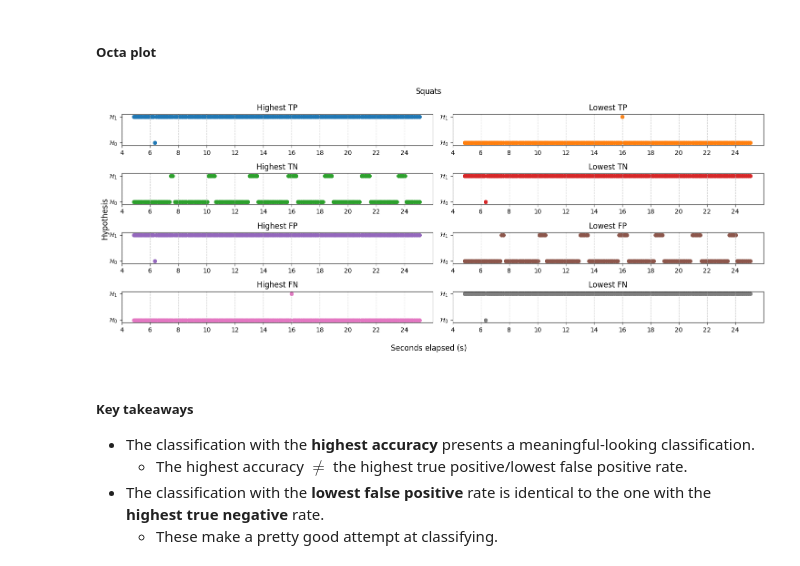
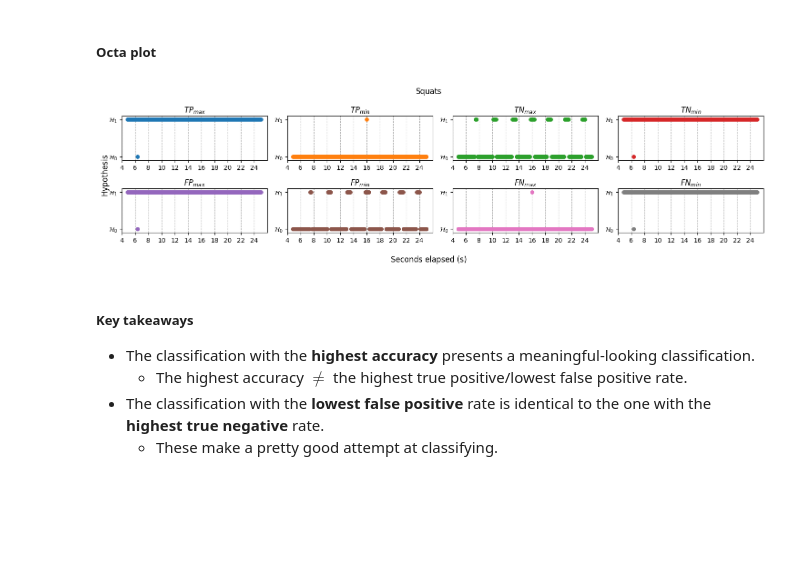
Before and after one commit to sjb296/linear-motion-detection, a Jupyter notebook: main.ipynb, the cells around one changed output. Cells and saved outputs as stored; diff of their text form; code cells hidden in the pictures; blank space fills up the shorter version.

Commit message:
Fixed axes in front of plots

```diff
--- a/main.ipynb
+++ b/main.ipynb
@@ -11,6 +11,8 @@ import scipy.optimize
 from sklearn.metrics import accuracy_score, zero_one_loss
 from IPython.display import display, display_markdown
 from numpy.lib.stride_tricks import sliding_window_view
+
+plt.rc("axes", axisbelow=True)
 # %% [markdown]
 # Experiment
 # %% [markdown]
@@ -700,14 +702,13 @@ def hyps_quad_plot(x, y1, y2, y3, y4, left, right, titles, s=1):
     ax3 = plt.scatter(x, y4, s=s, color="tab:red")
     plt.title(titles[3])
 # %%
-# HYP octa plot containing all 8 extrema
 def hyps_octa_plot(x, y1, y2, y3, y4, y5, y6, y7, y8, left, right, titles, s=1):
-    """Plot four sets of hypotheses."""
-    fig = plt.figure(figsize=(15, 6))
+    """Plot eight sets of hypotheses. in a 2x4 layout."""
+    fig = plt.figure(figsize=(15, 4))
     fig.supylabel("Hypothesis")
     fig.supxlabel("Seconds elapsed (s)")
 
-    plt.subplot(4, 2, 1)
+    plt.subplot(2, 4, 1)
     plt.yticks([0, 1])
     plt.xlim(left, right)
     plt.ylim(-0.1, 1.1)
@@ -717,7 +718,7 @@ def hyps_octa_plot(x, y1, y2, y3, y4, y5, y6, y7, y8, left, right, titles, s=1):
     ax1 = plt.scatter(x, y1, s=s, color="tab:blue")
     plt.title(titles[0])
 
-    plt.subplot(4, 2, 2)
+    plt.subplot(2, 4, 2)
     plt.yticks([0, 1])
     plt.xlim(left, right)
     plt.ylim(-0.1, 1.1)
@@ -727,7 +728,7 @@ def hyps_octa_plot(x, y1, y2, y3, y4, y5, y6, y7, y8, left, right, titles, s=1):
     ax2 = plt.scatter(x, y2, s=s, color="tab:orange")
     plt.title(titles[1])
 
-    plt.subplot(4, 2, 3)
+    plt.subplot(2, 4, 3)
     plt.yticks([0, 1])
     plt.xlim(left, right)
     plt.ylim(-0.1, 1.1)
@@ -737,7 +738,7 @@ def hyps_octa_plot(x, y1, y2, y3, y4, y5, y6, y7, y8, left, right, titles, s=1):
     ax3 = plt.scatter(x, y3, s=s, color="tab:green")
     plt.title(titles[2])
 
-    plt.subplot(4, 2, 4)
+    plt.subplot(2, 4, 4)
     plt.yticks([0, 1])
     plt.xlim(left, right)
     plt.ylim(-0.1, 1.1)
@@ -747,7 +748,7 @@ def hyps_octa_plot(x, y1, y2, y3, y4, y5, y6, y7, y8, left, right, titles, s=1):
     ax3 = plt.scatter(x, y4, s=s, color="tab:red")
     plt.title(titles[3])
 
-    plt.subplot(4, 2, 5)
+    plt.subplot(2, 4, 5)
     plt.yticks([0, 1])
     plt.xlim(left, right)
     plt.ylim(-0.1, 1.1)
@@ -757,7 +758,7 @@ def hyps_octa_plot(x, y1, y2, y3, y4, y5, y6, y7, y8, left, right, titles, s=1):
     ax3 = plt.scatter(x, y5, s=s, color="tab:purple")
     plt.title(titles[4])
 
-    plt.subplot(4, 2, 6)
+    plt.subplot(2, 4, 6)
     plt.yticks([0, 1])
     plt.xlim(left, right)
     plt.ylim(-0.1, 1.1)
@@ -767,7 +768,7 @@ def hyps_octa_plot(x, y1, y2, y3, y4, y5, y6, y7, y8, left, right, titles, s=1):
     ax3 = plt.scatter(x, y6, s=s, color="tab:brown")
     plt.title(titles[5])
 
-    plt.subplot(4, 2, 7)
+    plt.subplot(2, 4, 7)
     plt.yticks([0, 1])
     plt.xlim(left, right)
     plt.ylim(-0.1, 1.1)
@@ -777,7 +778,7 @@ def hyps_octa_plot(x, y1, y2, y3, y4, y5, y6, y7, y8, left, right, titles, s=1):
     ax3 = plt.scatter(x, y7, s=s, color="tab:pink")
     plt.title(titles[6])
 
-    plt.subplot(4, 2, 8)
+    plt.subplot(2, 4, 8)
     plt.yticks([0, 1])
     plt.xlim(left, right)
     plt.ylim(-0.1, 1.1)
@@ -975,24 +976,24 @@ plt.tight_layout()
 # %%
 # Squats octa plot for max and min of all 8 metrics
 hyps_octa_plot(
     squat_df_trim_s["seconds_elapsed"],
     squat_hyp_sets[np.argmax(squat_true_pos_arr)],
     squat_hyp_sets[np.argmin(squat_true_pos_arr)],
     squat_hyp_sets[np.argmax(squat_true_neg_arr)],
     squat_hyp_sets[np.argmin(squat_true_neg_arr)],
     squat_hyp_sets[np.argmax(squat_false_pos_arr)],
     squat_hyp_sets[np.argmin(squat_false_pos_arr)],
     squat_hyp_sets[np.argmax(squat_false_neg_arr)],
     squat_hyp_sets[np.argmin(squat_false_neg_arr)],
     4,
     26,
-    ["Highest TP", "Lowest TP", "Highest TN", "Lowest TN", "Highest FP", "Lowest FP", "Highest FN", "Lowest FN"],
+    ["$TP_{max}$", "$TP_{min}$", "$TN_{max}$", "$TN_{min}$", "$FP_{max}$", "$FP_{min}$", "$FN_{max}$", "$FN_{min}$"],
     s=dot_size
 )
 plt.suptitle("Squats")
 plt.tight_layout()
 # %% [output]
-[figure, old version]
+[figure, new version]
 # %% [markdown]
 ##### Key takeaways
 - The classification with the **highest accuracy** presents a meaningful-looking classification.
```
Also changed, not shown: parts of 7 cells of this notebook.
